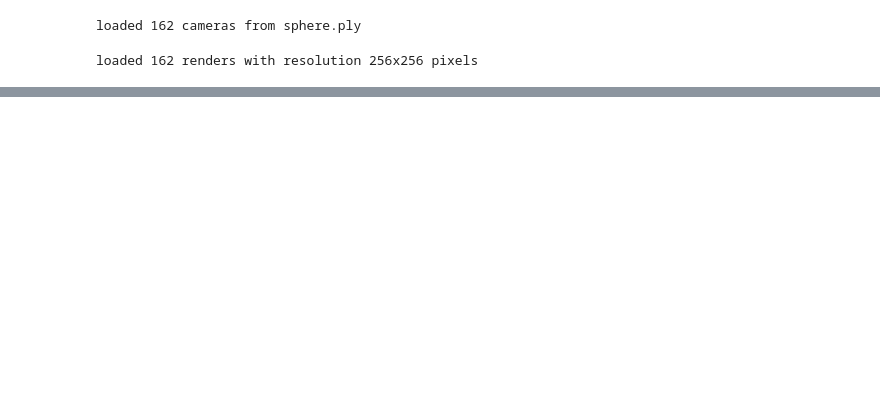
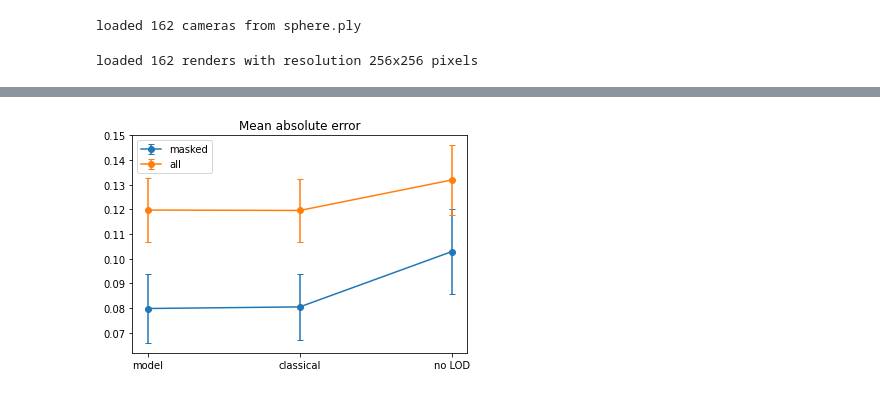
Before and after one commit to KeKsBoTer/punctum, a Jupyter notebook: evaluation.ipynb, the cells around one changed output, grey strips where cells are left out. Cells and saved outputs as stored; diff of their text form; code cells hidden in the pictures; blank space fills up the shorter version.

Commit message:
restructured model code

```diff
--- a/evaluation.ipynb
+++ b/evaluation.ipynb
@@ -142 +142,41 @@ Text(0.5, 1.0, 'Mean absolute error')
+# %%
+msk_sh_error_model_mean =0.07981497794389725
+msk_sh_error_model_std = 0.013954762369394302
+all_sh_error_model_mean =0.11975065618753433
+all_sh_error_model_std = 0.01293883379548788
+
+msk_sh_error_mean =0.0804726853966713
+msk_sh_error_std = 0.013440269976854324
+all_sh_error_mean =0.11958317458629608
+all_sh_error_std = 0.012859076261520386
+
+#sns.set()
+
+fig, ax = plt.subplots()
+
+sh_all_mean = masked_reduce(sh_error, images[:, 0, :, :, 3] == 1)
+no_sh_all_mean = masked_reduce(no_sh_error, images[:, 0, :, :, 3] == 1)
+
+ax.errorbar(
+    [0, 1,2],
+    [msk_sh_error_model_mean,msk_sh_error_mean, no_sh_error_mean.mean().item()],
+    [msk_sh_error_model_std,msk_sh_error_std, no_sh_error_mean.std().item()],
+    label="masked",
+    fmt="-o",
+    capsize=3
+)
+ax.errorbar(
+    [0, 1,2],
+    [all_sh_error_model_mean,all_sh_error_mean, no_sh_all_mean.mean().item()],
+    [all_sh_error_model_std,all_sh_error_std, no_sh_all_mean.std().item()],
+    label="all",
+    fmt="-o",
+    capsize=3
+)
+ax.set_xticks([0,1,2],["model","classical","no LOD"])
+ax.legend()
+ax.set_title("Mean absolute error")
+plt.savefig(f"cmp_sh_model.png")
+# %% [output]
+[figure, added]
 # %%
```
Also changed, not shown: parts of 5 cells of this notebook, 10 other files.
